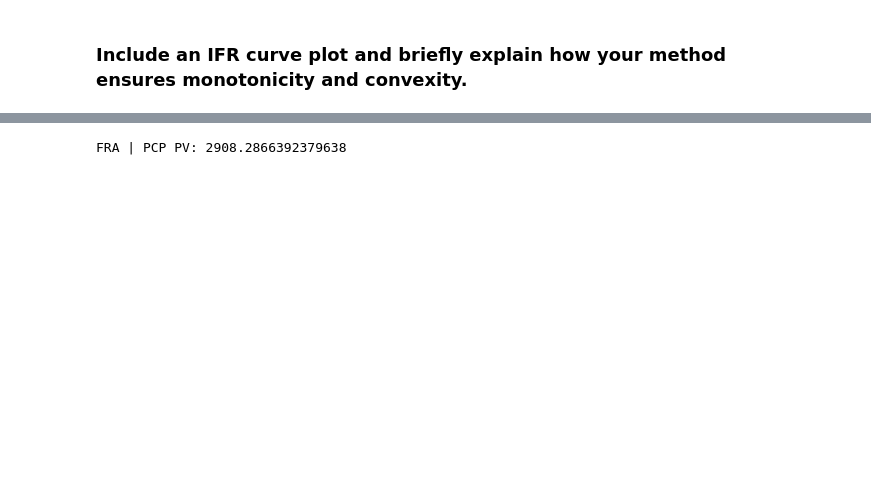
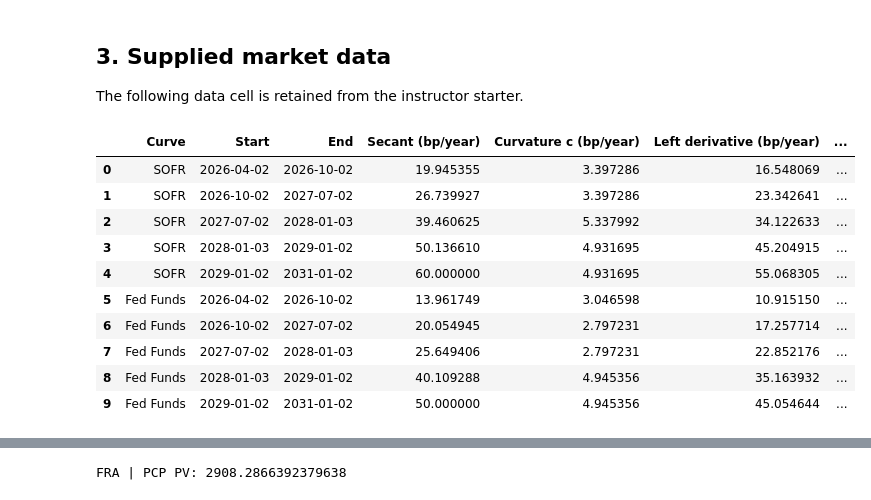
Before and after one commit to Aditya8321/FRE-GY-9743-Assignments-7, a Jupyter notebook: hw7_monotone_convex_interpolator.ipynb, the cells around one changed output, grey strips where cells are left out. Saved outputs shown, nothing was run; the diff lists cells and outputs as text; code cells hidden in the pictures; blank space fills up the shorter version.

```diff
--- a/hw7_monotone_convex_interpolator.ipynb
+++ b/hw7_monotone_convex_interpolator.ipynb
@@ -25,3 +60,7 @@ after completing your implementation, restart the kernel and run all six.
+# %% [markdown]
+## 3. Supplied market data
+
+The following data cell is retained from the instructor starter.
 # %%
 import pandas as pd
 from fixedincomelib import (
@@ -49,5 +88,3 @@ curve_inputs = [
     ("YIELD_CURVE_FUNDING", {"TARGET": "SOFR-1B-FLAT", "REFERENCE INDEX": "SOFR-1B",
                             "INSTANTANEOUS FORWARD RATE": "SOFR-1B-FUNDING-IFR"}),
 ]
-# %% [markdown]
-### Include an IFR curve plot and briefly explain how your method ensures monotonicity and convexity.
@@ -55,0 +91,43 @@ curve_inputs = [
+# %%
+import numpy as np
+import matplotlib.pyplot as plt
+from pathlib import Path
+from IPython.display import display
+from fixedincomelib import qfCreate1DInterpolator
+from fixedincomelib.date import Date, accrued
+
+output_dir = Path("submission")
+output_dir.mkdir(exist_ok=True)
+value_date = Date("2026-01-02")
+node_times = np.array([accrued(value_date, Date(d)) for d in node_dates])
+curves = {}
+secant_rows = []
+for name, quotes in [("SOFR", sofr_quotes), ("Fed Funds", ff_quotes)]:
+    y = quotes["values"].to_numpy()
+    curves[name] = {
+        method: qfCreate1DInterpolator(node_times, y, method, "FLAT")
+        for method in ["PIECEWISE_CONSTANT_LEFT_CONTINUOUS", "MONOTONE_CONVEX"]
+    }
+    curve = curves[name]["MONOTONE_CONVEX"]
+    assert curve.shape_compatible
+    for i, (s, c) in enumerate(zip(curve.slopes_, curve.curvatures_)):
+        secant_rows.append({"Curve": name, "Start": node_dates[i], "End": node_dates[i+1],
+                            "Secant (bp/year)": 10000*s,
+                            "Curvature c (bp/year)": 10000*c,
+                            "Left derivative (bp/year)": 10000*(s-c),
+                            "Right derivative (bp/year)": 10000*(s+c)})
+secant_table = pd.DataFrame(secant_rows)
+display(secant_table.round(6))
+secant_table.to_csv(output_dir / "curve_shape_diagnostics.csv", index=False)
+# %% [output]
+|  | Curve | Start | End | Secant (bp/year) | Curvature c (bp/year) | Left derivative (bp/year) | ... |
+| 0 | SOFR | 2026-04-02 | 2026-10-02 | 19.945355 | 3.397286 | 16.548069 | ... |
+| 1 | SOFR | 2026-10-02 | 2027-07-02 | 26.739927 | 3.397286 | 23.342641 | ... |
+| 2 | SOFR | 2027-07-02 | 2028-01-03 | 39.460625 | 5.337992 | 34.122633 | ... |
+| 3 | SOFR | 2028-01-03 | 2029-01-02 | 50.136610 | 4.931695 | 45.204915 | ... |
+| 4 | SOFR | 2029-01-02 | 2031-01-02 | 60.000000 | 4.931695 | 55.068305 | ... |
+| 5 | Fed Funds | 2026-04-02 | 2026-10-02 | 13.961749 | 3.046598 | 10.915150 | ... |
+| 6 | Fed Funds | 2026-10-02 | 2027-07-02 | 20.054945 | 2.797231 | 17.257714 | ... |
+| 7 | Fed Funds | 2027-07-02 | 2028-01-03 | 25.649406 | 2.797231 | 22.852176 | ... |
+| 8 | Fed Funds | 2028-01-03 | 2029-01-02 | 40.109288 | 4.945356 | 35.163932 | ... |
+| 9 | Fed Funds | 2029-01-02 | 2031-01-02 | 50.000000 | 4.945356 | 45.054644 | ... |
```
Also changed, not shown: parts of 19 cells of this notebook, 11 other files.
